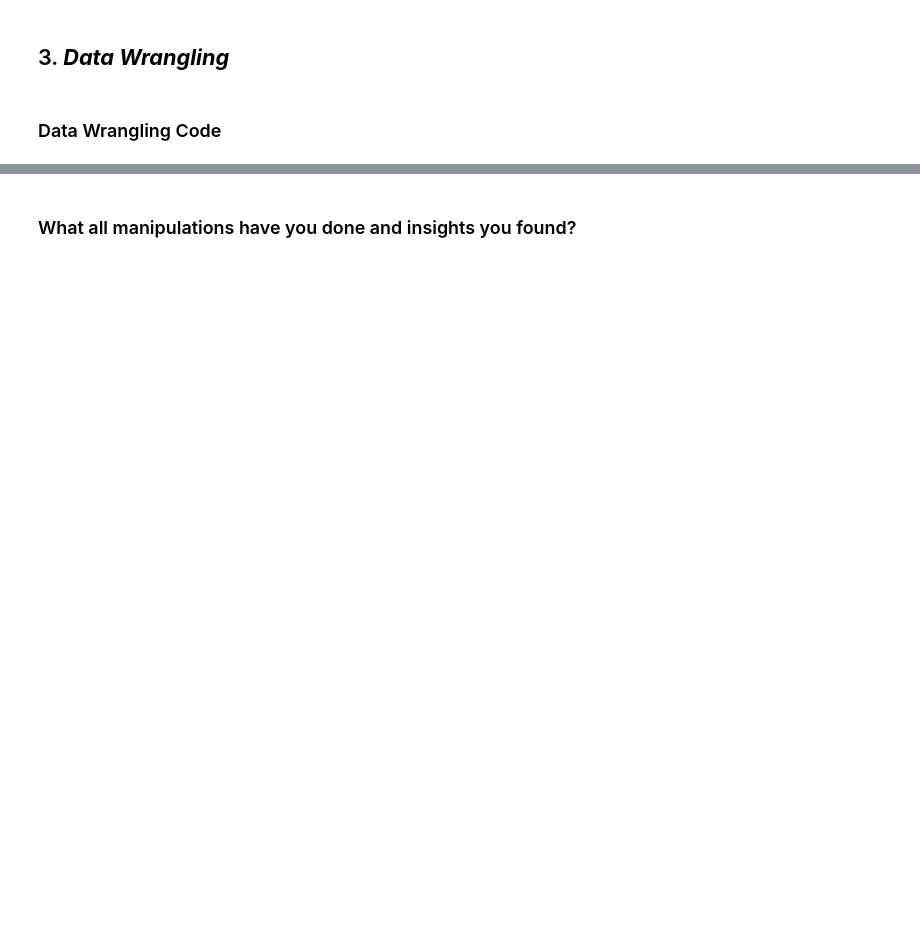
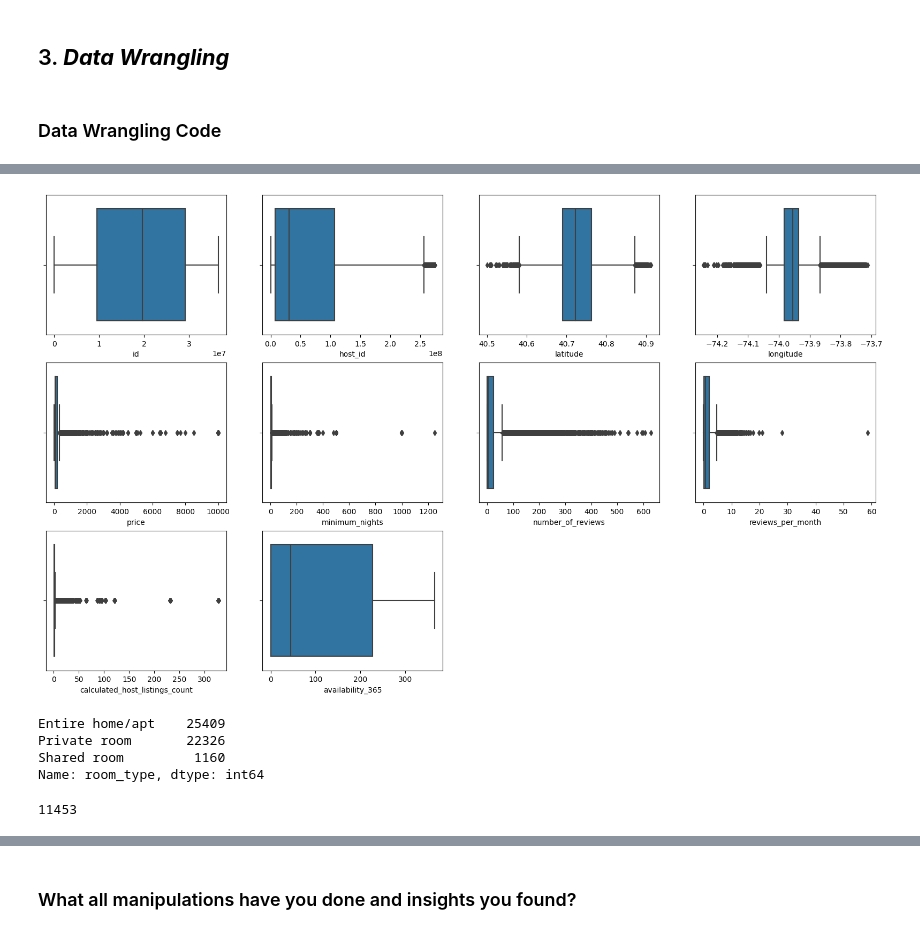
Before and after one commit to suchismita-priya/airbnb_booking_analysis, a Jupyter notebook: airbnb_booking_analysis_final_EDA.ipynb, the cells around one changed output, grey strips where cells are left out. Saved outputs shown, nothing was run; the diff lists cells and outputs as text; code cells hidden in the pictures; blank space fills up the shorter version.

```diff
--- a/airbnb_booking_analysis_final_EDA.ipynb
+++ b/airbnb_booking_analysis_final_EDA.ipynb
@@ -260,0 +359,15 @@ new_df.head()
+# %%
+num_cols = list(df.select_dtypes(exclude=['object']))
+cat_cols = list(df.select_dtypes(include=['object']))
+# %%
+# Write your code to make your dataset analysis ready.
+fig = plt.figure(figsize=(20,40))
+c=1
+for i in num_cols:
+  plt.subplot(10, 4, c)
+  sns.boxplot(x = df[i])
+  c = c + 1
+  plt.xlabel(i)
+plt.show()
+# %% [output]
+[figure, added]
@@ -260,0 +378,14 @@ new_df.head()
+# %%
+# Room Type Distribution
+room_type_distribution = df['room_type'].value_counts()
+room_type_distribution
+# %% [output]
+Entire home/apt    25409
+Private room       22326
+Shared room         1160
+Name: room_type, dtype: int64
+# %%
+# Host Characteristics
+df['host_name'].nunique()
+# %% [output]
+11453
```
Also changed, not shown: parts of 90 cells of this notebook.
